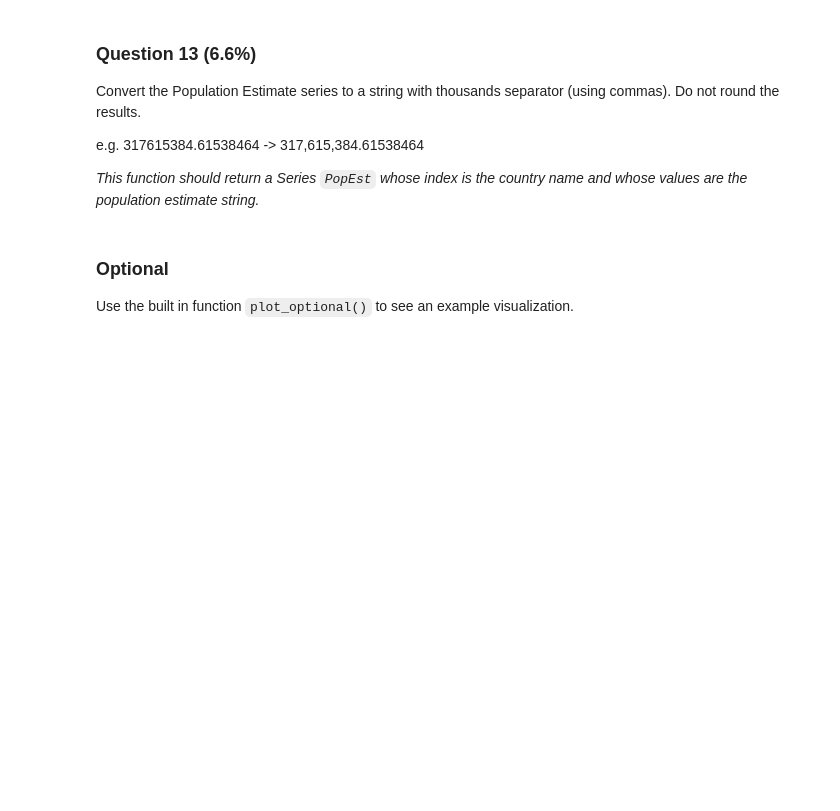
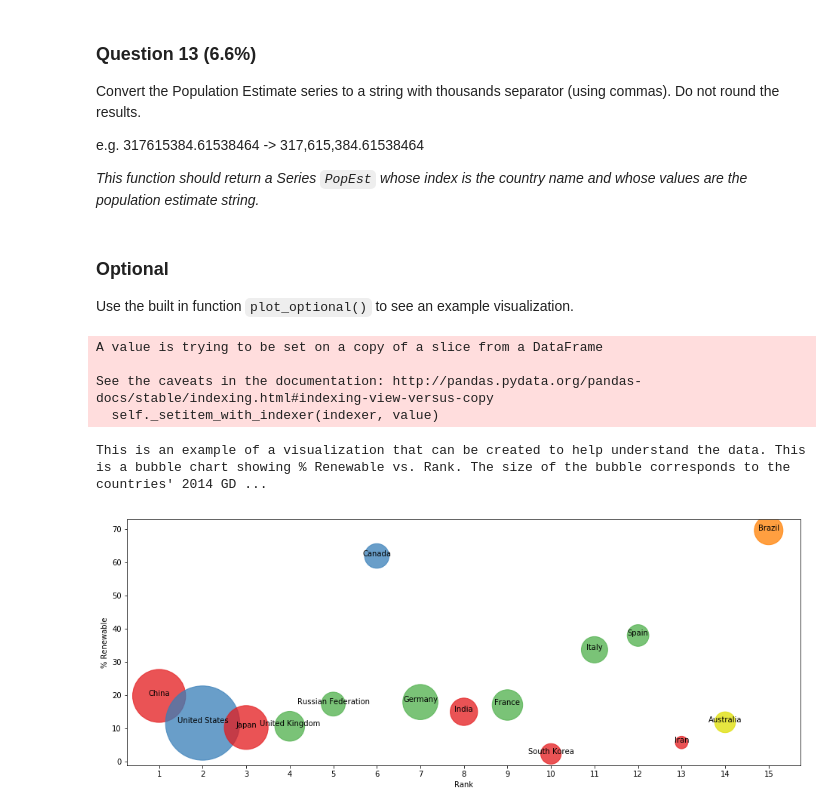
Before and after one commit to r-bosshard/UofM_Applied_Data_Science, a Jupyter notebook: Introduction to Data Science in Python/Assignment 3.ipynb, the cells around one changed output. Saved outputs shown, nothing was run; the diff lists cells and outputs as text; code cells hidden in the pictures; blank space fills up the shorter version.

```diff
--- a/Introduction to Data Science in Python/Assignment 3.ipynb
+++ b/Introduction to Data Science in Python/Assignment 3.ipynb
@@ -59,0 +172,4 @@ def answer_one():
+# %%
+#import ScimEn data
+ScimEn = pd.read_excel("scimagojr-3.xlsx")
+ScimEn
@@ -59,0 +206,11 @@ def answer_one():
+# %%
+#change GDP country name to country
+GDP.rename(columns={'Country Name':'Country'}, inplace=True)
+# %%
+#merger all 3 datasets
+df = ScimEn.merge(energy,on='Country').merge(GDP,on='Country')
+df.set_index("Country", inplace=True)
+# %%
+#only keep the required columns and rows
+df = df[['Rank', 'Documents', 'Citable documents', 'Citations', 'Self-citations', 'Citations per document', 'H index', 'Energy Supply','Energy Supply per Capita', '% Renewable', '2006', '2007', '2008', '2009', '2010', '2011', '2012', '2013', '2014', '2015']]
+df = df[0:15]
@@ -238,3 +657,12 @@ This is a bubble chart showing % Renewable vs. Rank. The size of the bubble corr
 2014 GDP, and the color corresponds to the continent.")
 # %%
 #plot_optional() # Be sure to comment out plot_optional() before submitting the assignment!
+# %%
+plot_optional()
+# %% [output]
+A value is trying to be set on a copy of a slice from a DataFrame
+
+See the caveats in the documentation: http://pandas.pydata.org/pandas-docs/stable/indexing.html#indexing-view-versus-copy
+  self._setitem_with_indexer(indexer, value)
+This is an example of a visualization that can be created to help understand the data. This is a bubble chart showing % Renewable vs. Rank. The size of the bubble corresponds to the countries' 2014 GD ...
+[figure, added]
```
Also changed, not shown: parts of 40 cells of this notebook.
